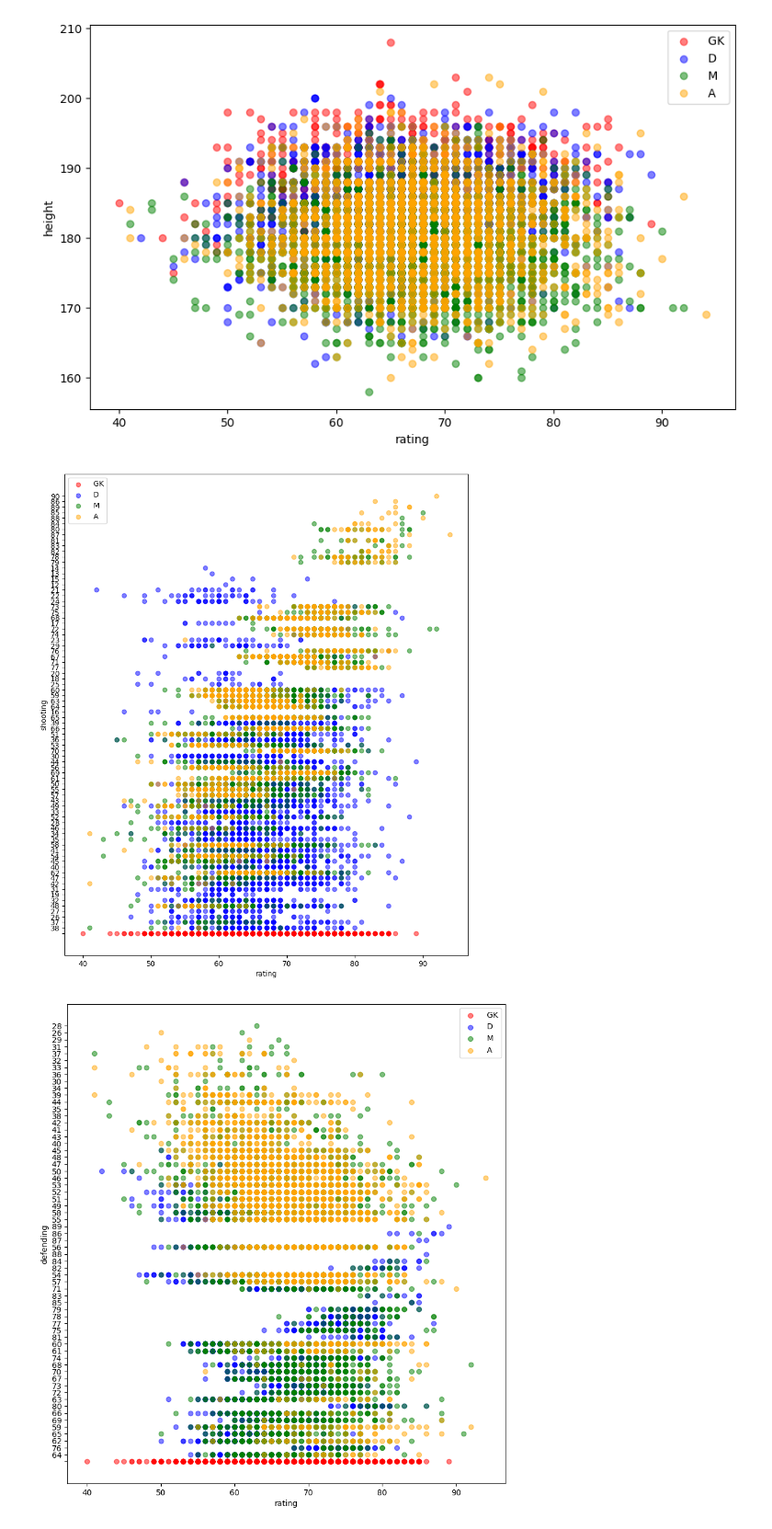
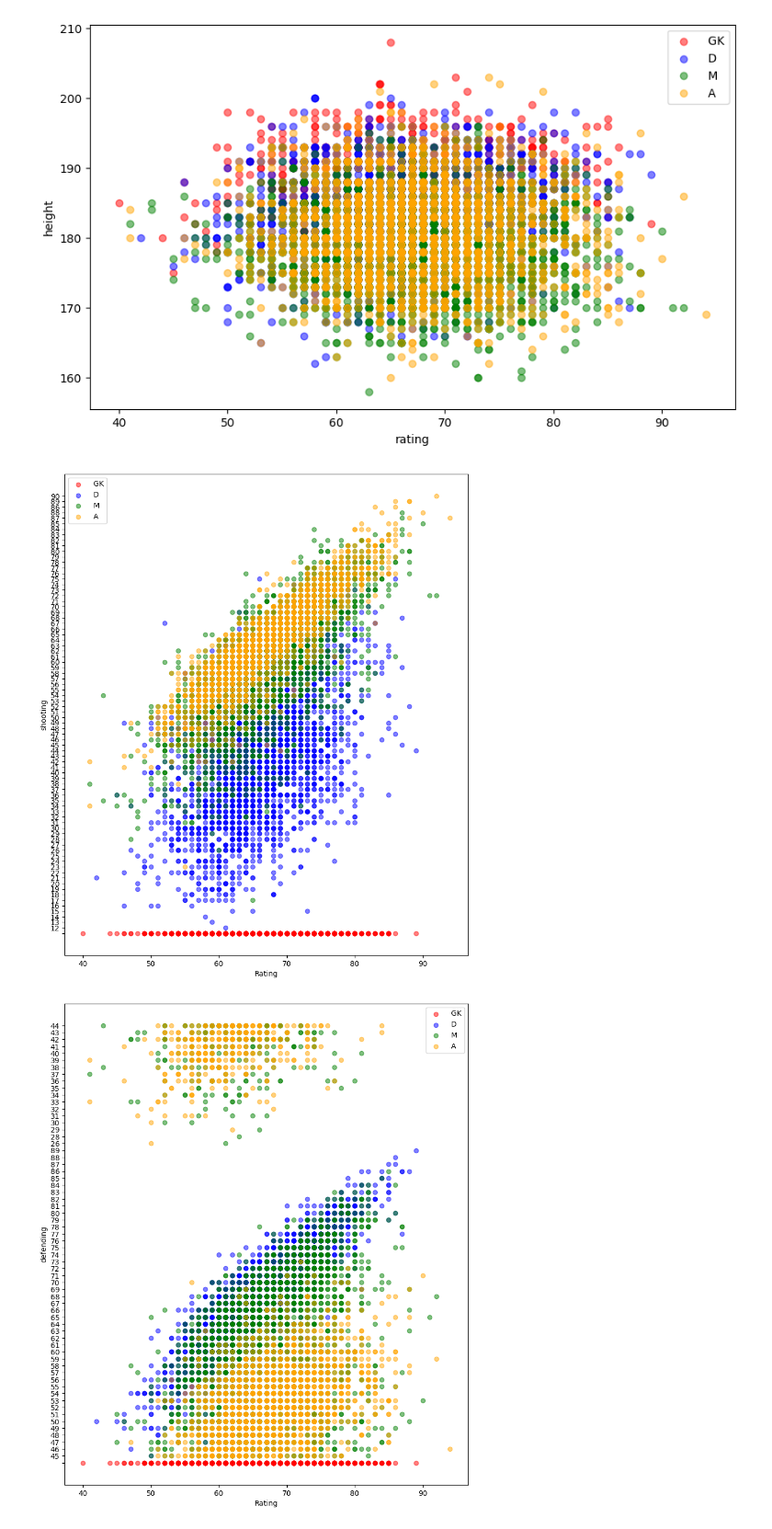
Before and after one commit to Francesfahey/BigData, a Jupyter notebook: fifaCA26_4_23.ipynb, the cells around one changed output. Shown at 92% size. Cells and saved outputs as stored; diff of their text form; code cells hidden in the pictures.

```diff
--- a/fifaCA26_4_23.ipynb
+++ b/fifaCA26_4_23.ipynb
@@ -118,9 +84,6 @@ plt.show()
 # %%
 import pandas as pd
 import matplotlib.pyplot as plt
-
-# Load the FIFA data
-fifa_df = pd.read_csv('https://raw.githubusercontent.com/Francesfahey/BigData/main/fifa.csv', index_col=0)
 
 # Group the data by foot, and calculate the mean rating for each group
 foot_groups = fifa_df.groupby(' foot')[' rating'].mean()
@@ -131,7 +94,7 @@ plt.title('Average rating for Left-Footed vs Right-Footed Players')
 plt.xlabel('Foot')
 plt.ylabel('rating')
 
-
+#add values to the graph
 for index, value in enumerate(foot_groups):
     plt.annotate(str(round(value, 2)), xy=(index, value), ha='center', va='bottom')
 
@@ -215,8 +179,8 @@ plt.show()
 # %%
 import seaborn as sns
 
-# Convert the 'shooting' column to numeric data type
-fifa_df[' shooting'] = pd.to_numeric(attacker_data[' shooting'])
+# Convert the 'shooting' column to numeric data type, handle errors gracefully
+fifa_df[' shooting'] = pd.to_numeric(fifa_df[' shooting'], errors='coerce')
 
 # Create a KDE plot of the shooting ratings
 sns.kdeplot(fifa_df[' shooting'], shade=True)
@@ -225,6 +189,9 @@ sns.kdeplot(fifa_df[' shooting'], shade=True)
 plt.title('Distribution of Shooting Ratings for Attackers')
 plt.xlabel('Shooting Rating')
 plt.ylabel('Density')
+
+plt.xticks(range(10, 105, 5))
+
 plt.show()
 # %% [output]
 `shade` is now deprecated in favor of `fill`; setting `fill=True`.
@@ -304,53 +280,57 @@ plt.show()
 import pandas as pd
 import matplotlib.pyplot as plt
 
+# Select the 'shooting', 'rating', and 'position' columns
+pace_rating_position_df = fifa_df[[' shooting', ' rating', ' position']]
 
-# Select the 'shooting', 'rating', and 'position' columns
-shooting_rating_position_df = fifa_df[[' shooting', ' rating', ' position']]
+# Sort the data by 'shooting'
+pace_rating_position_df = pace_rating_position_df.sort_values(by=' shooting')
 
 # Create a dictionary to map each position to a color
-position_colors = {' GK': 'red', ' D': 'blue', ' M': 'green', ' A': 'orange'}
+position_colours = {' GK': 'red', ' D': 'blue', ' M': 'green', ' A': 'orange'}
 
 # Create a scatter plot with different colors for each position
 fig, ax = plt.subplots(figsize=(10, 12))
 
-for position, color in position_colors.items():
-    data = shooting_rating_position_df[shooting_rating_position_df[' position'] == position]
+for position, color in position_colours.items():
+    data = pace_rating_position_df[pace_rating_position_df[' position'] == position]
     ax.scatter(data[' rating'], data[' shooting'], c=color, label=position, alpha=0.5)
 
 # Add axis labels and a legend
-ax.set_xlabel('rating')
+ax.set_xlabel('Rating')
 ax.set_ylabel('shooting')
 ax.legend()
 
 # Show the plot
 plt.show()
 # %% [output]
-[figure, old version]
+[figure, new version]
 # %%
 import pandas as pd
 import matplotlib.pyplot as plt
 
-
 # Select the 'defending', 'rating', and 'position' columns
 defending_rating_position_df = fifa_df[[' defending', ' rating', ' position']]
 
+# Sort the data by 'defending'
+defending_rating_position_df = defending_rating_position_df.sort_values(by=' defending')
+
 # Create a dictionary to map each position to a color
-position_colors = {' GK': 'red', ' D': 'blue', ' M': 'green', ' A': 'orange'}
+position_colours = {' GK': 'red', ' D': 'blue', ' M': 'green', ' A': 'orange'}
 
 # Create a scatter plot with different colors for each position
-fig, ax = plt.subplots(figsize=(10, 11))
+fig, ax = plt.subplots(figsize=(10, 12))
 
-for position, color in position_colors.items():
+for position, color in position_colours.items():
     data = defending_rating_position_df[defending_rating_position_df[' position'] == position]
     ax.scatter(data[' rating'], data[' defending'], c=color, label=position, alpha=0.5)
 
 # Add axis labels and a legend
-ax.set_xlabel('rating')
+ax.set_xlabel('Rating')
 ax.set_ylabel('defending')
 ax.legend()
 
 # Show the plot
 plt.show()
 # %% [output]
-[figure, old version]
+[figure, new version]
```
Also changed, not shown: parts of 11 cells of this notebook.
